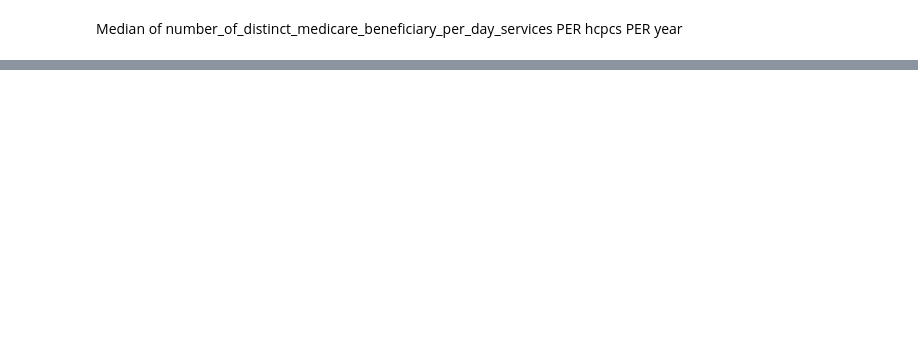
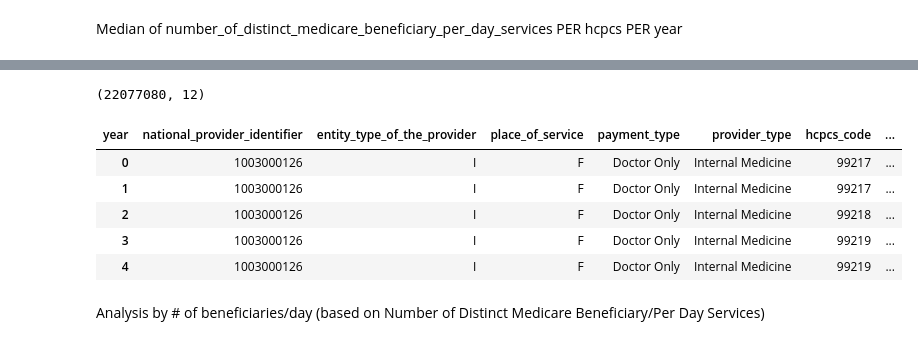
Before and after one commit to arikhursheed/healthcare-bluebook-phoenix, a Jupyter notebook: notebooks/hcbb_eda.ipynb, the cells around one changed output, grey strips where cells are left out. Saved outputs shown, nothing was run; the diff lists cells and outputs as text; code cells hidden in the pictures; blank space fills up the shorter version.

```diff
--- a/notebooks/hcbb_eda.ipynb
+++ b/notebooks/hcbb_eda.ipynb
@@ -63,0 +149,7 @@ May be merging dataframes, TBD - merged, with separate row for each NPI, with se
+# %%
+%%time
+df_pmt_pvt = df_payments_combined.pivot_table(index = pivot_index,
+                                              columns = pivot_cols,
+                                              values = 'average_medicare_allowed_amount',
+                                              aggfunc=np.mean)
+df_pmt_pvt = df_pmt_pvt.reset_index()
@@ -63,0 +159,13 @@ May be merging dataframes, TBD - merged, with separate row for each NPI, with se
+# %%
+print(df_pmt_pvt.shape)
+df_pmt_pvt.head()
+# %% [output]
+(22077080, 12)
+| year | national_provider_identifier | entity_type_of_the_provider | place_of_service | payment_type | provider_type | hcpcs_code | ... |
+| 0 | 1003000126 | I | F | Doctor Only | Internal Medicine | 99217 | ... |
+| 1 | 1003000126 | I | F | Doctor Only | Internal Medicine | 99217 | ... |
+| 2 | 1003000126 | I | F | Doctor Only | Internal Medicine | 99218 | ... |
+| 3 | 1003000126 | I | F | Doctor Only | Internal Medicine | 99219 | ... |
+| 4 | 1003000126 | I | F | Doctor Only | Internal Medicine | 99219 | ... |
+# %% [markdown]
+Analysis by # of beneficiaries/day (based on Number of Distinct Medicare Beneficiary/Per Day Services)
```
Also changed, not shown: parts of 31 cells of this notebook.
